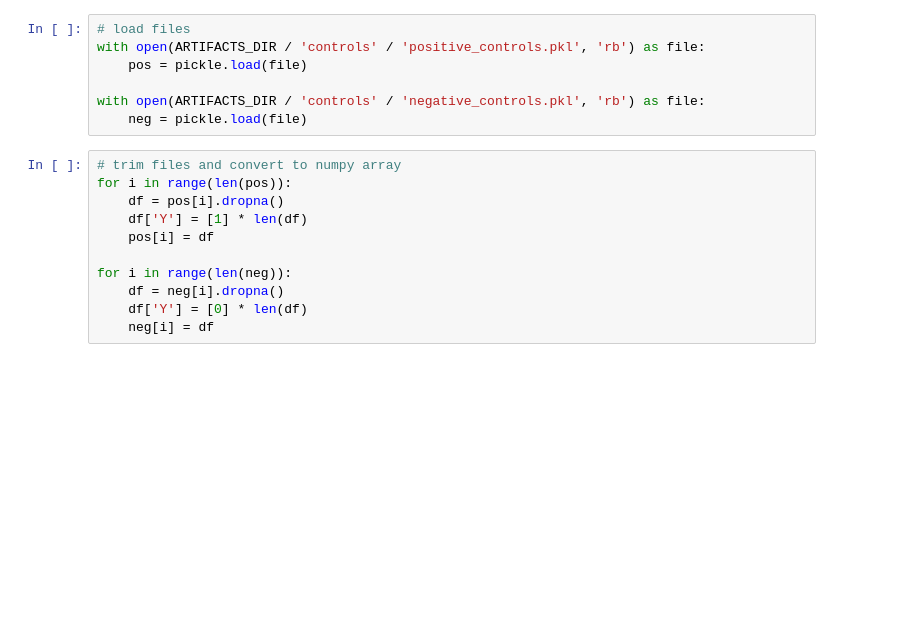
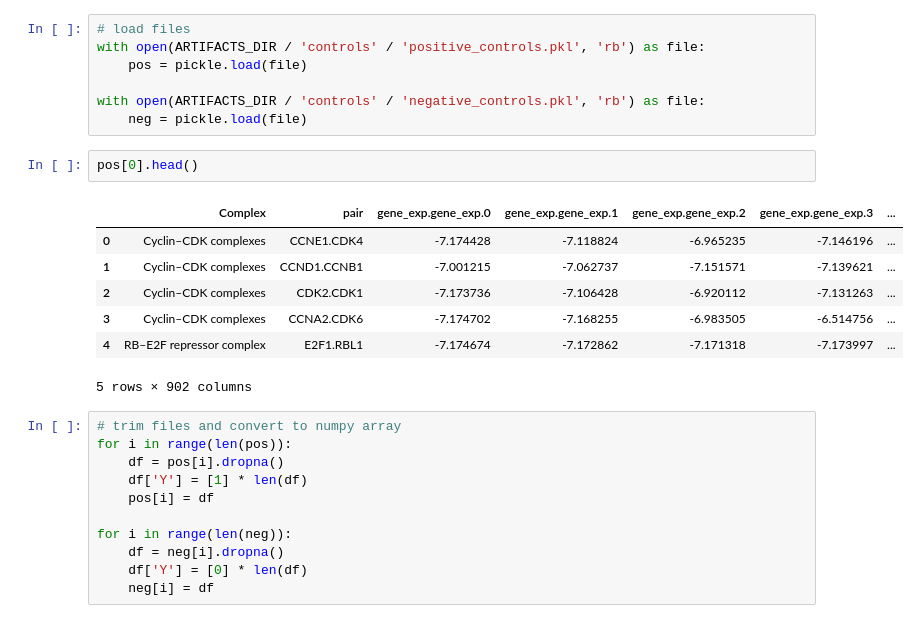
Before and after one commit to justinx1229/pdm_learn, a Jupyter notebook: notebooks/PPI/Density Map PPI.ipynb, the cells around one changed output. Saved outputs shown, nothing was run; the diff lists cells and outputs as text; blank space fills up the shorter version.

```diff
--- a/notebooks/PPI/Density Map PPI.ipynb
+++ b/notebooks/PPI/Density Map PPI.ipynb
@@ -75,6 +75,16 @@ with open(ARTIFACTS_DIR / 'controls' / 'positive_controls.pkl', 'rb') as file:
 
 with open(ARTIFACTS_DIR / 'controls' / 'negative_controls.pkl', 'rb') as file:
     neg = pickle.load(file)
+# %%
+pos[0].head()
+# %% [output]
+|  | Complex | pair | gene_exp.gene_exp.0 | gene_exp.gene_exp.1 | gene_exp.gene_exp.2 | gene_exp.gene_exp.3 | ... |
+| 0 | Cyclin–CDK complexes | CCNE1.CDK4 | -7.174428 | -7.118824 | -6.965235 | -7.146196 | ... |
+| 1 | Cyclin–CDK complexes | CCND1.CCNB1 | -7.001215 | -7.062737 | -7.151571 | -7.139621 | ... |
+| 2 | Cyclin–CDK complexes | CDK2.CDK1 | -7.173736 | -7.106428 | -6.920112 | -7.131263 | ... |
+| 3 | Cyclin–CDK complexes | CCNA2.CDK6 | -7.174702 | -7.168255 | -6.983505 | -6.514756 | ... |
+| 4 | RB–E2F repressor complex | E2F1.RBL1 | -7.174674 | -7.172862 | -7.171318 | -7.173997 | ... |
+5 rows × 902 columns
 # %%
 # trim files and convert to numpy array
 for i in range(len(pos)):
```
Also changed, not shown: 8 other files.
